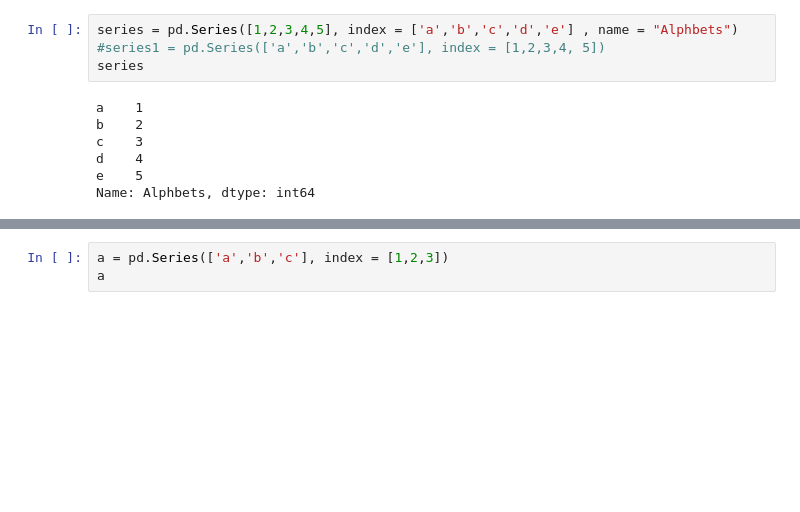
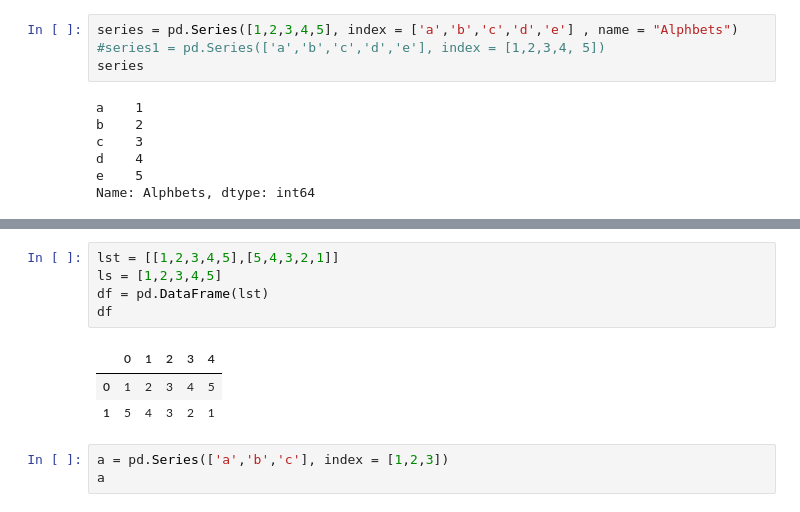
Before and after one commit to chandiosamad07/AI, a Jupyter notebook: Python/Pandas.ipynb, the cells around one changed output, grey strips where cells are left out. Cells and saved outputs as stored; diff of their text form; blank space fills up the shorter version.

```diff
--- a/Python/Pandas.ipynb
+++ b/Python/Pandas.ipynb
@@ -52,3 +58,12 @@ min(dic)
+# %%
+lst = [[1,2,3,4,5],[5,4,3,2,1]]
+ls = [1,2,3,4,5]
+df = pd.DataFrame(lst)
+df
+# %% [output]
+|  | 0 | 1 | 2 | 3 | 4 |
+| 0 | 1 | 2 | 3 | 4 | 5 |
+| 1 | 5 | 4 | 3 | 2 | 1 |
 # %%
 a = pd.Series(['a','b','c'], index = [1,2,3])
 a
```
Also changed, not shown: parts of 1 cell of this notebook.
